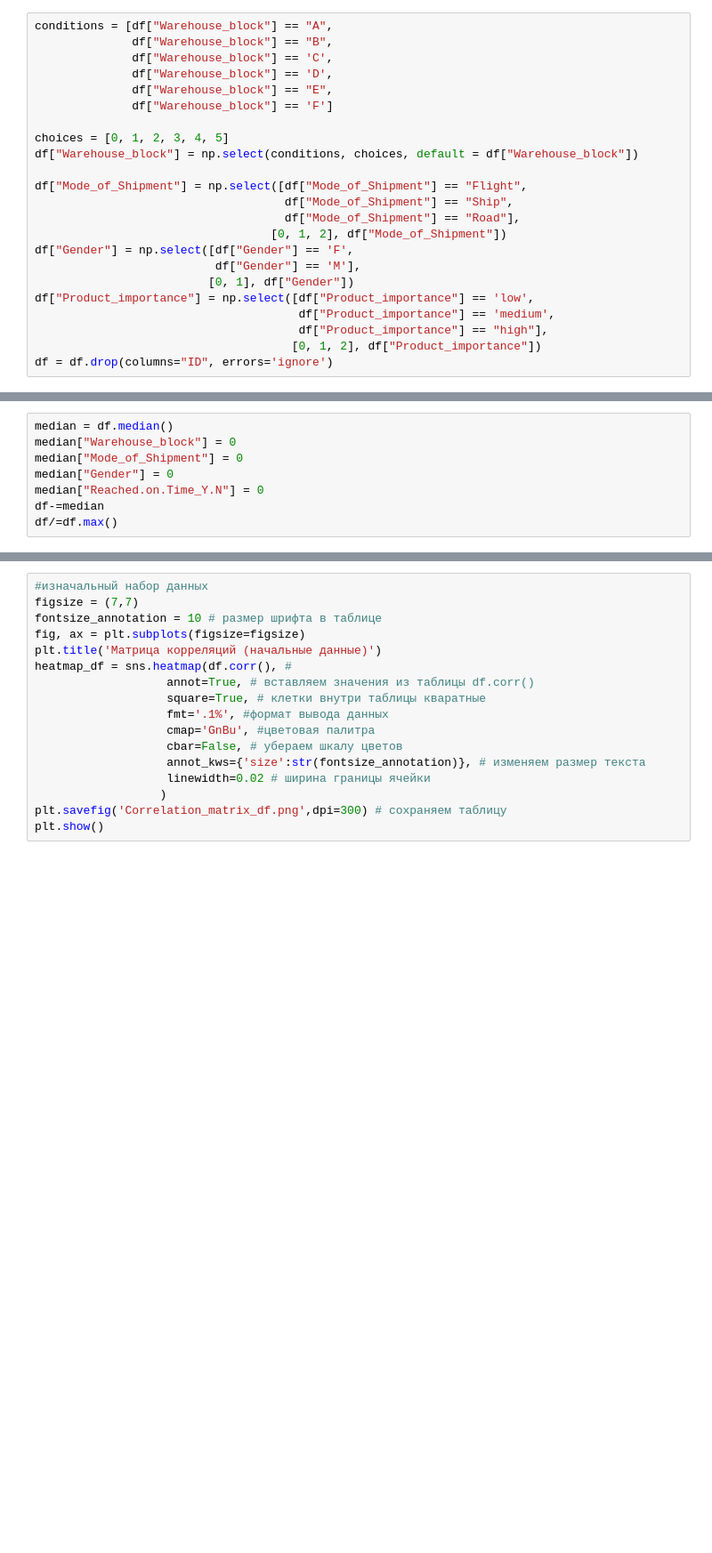
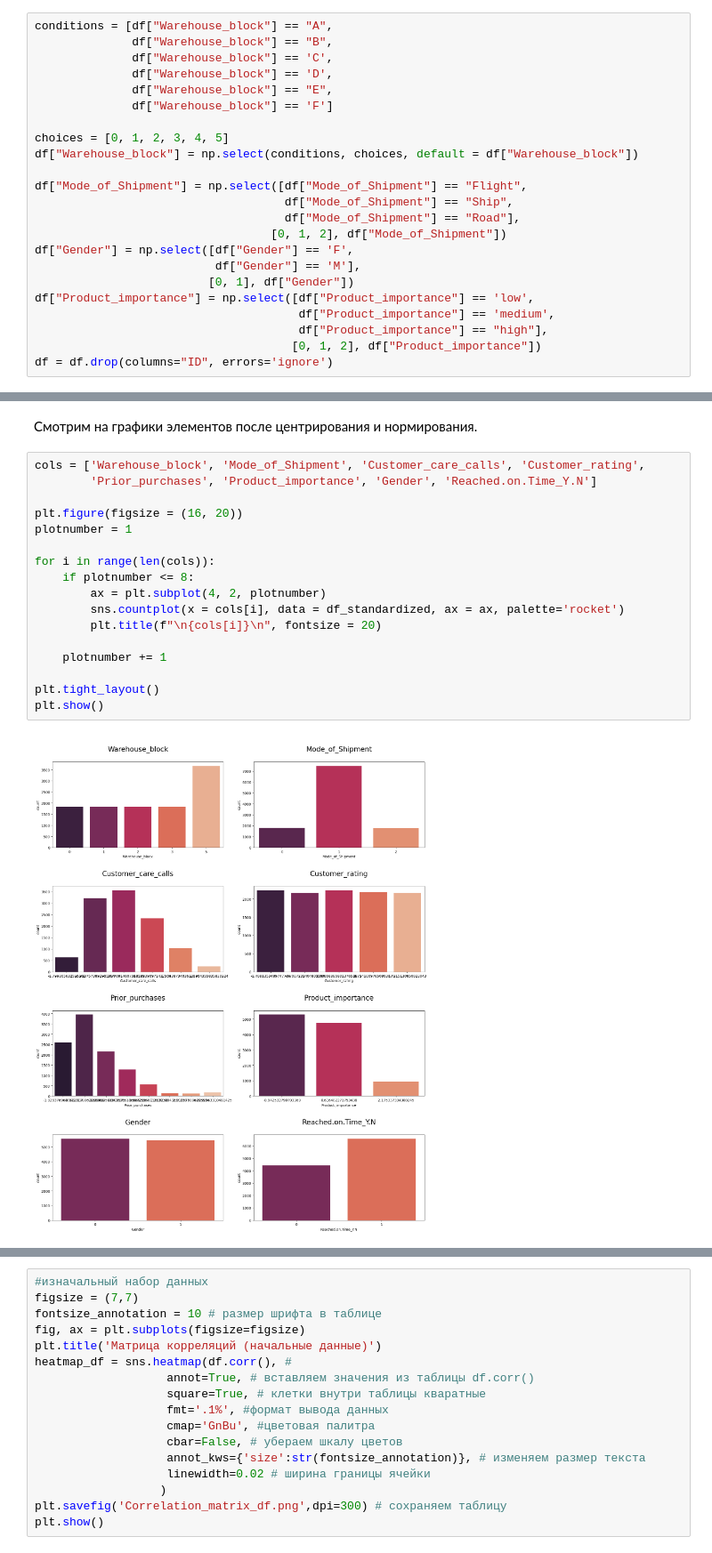
Before and after one commit to yarmukh/Course_Project_Python_in_Science-Engineering, a Jupyter notebook: my_project.ipynb, the cells around one changed output, grey strips where cells are left out. Shown at 89% size. Drawn from its saved outputs; the diff is of its cells as text; blank space fills up the shorter version.

```diff
--- a/my_project.ipynb
+++ b/my_project.ipynb
@@ -106,8 +75,0 @@ df = df.drop(columns="ID", errors='ignore')
-# %%
-median = df.median()
-median["Warehouse_block"] = 0
-median["Mode_of_Shipment"] = 0
-median["Gender"] = 0
-median["Reached.on.Time_Y.N"] = 0
-df-=median
-df/=df.max()
@@ -114 +97,22 @@ df/=df.max()
+# %% [markdown]
+Смотрим на графики элементов после центрирования и нормирования\.
+# %%
+cols = ['Warehouse_block', 'Mode_of_Shipment', 'Customer_care_calls', 'Customer_rating',
+        'Prior_purchases', 'Product_importance', 'Gender', 'Reached.on.Time_Y.N']
+
+plt.figure(figsize = (16, 20))
+plotnumber = 1
+
+for i in range(len(cols)):
+    if plotnumber <= 8:
+        ax = plt.subplot(4, 2, plotnumber)
+        sns.countplot(x = cols[i], data = df_standardized, ax = ax, palette='rocket')
+        plt.title(f"\n{cols[i]}\n", fontsize = 20)
+
+    plotnumber += 1
+
+plt.tight_layout()
+plt.show()
+# %% [output]
+[figure, added]
 # %% [markdown]
```
Also changed, not shown: parts of 25 cells of this notebook, 5 other files.
